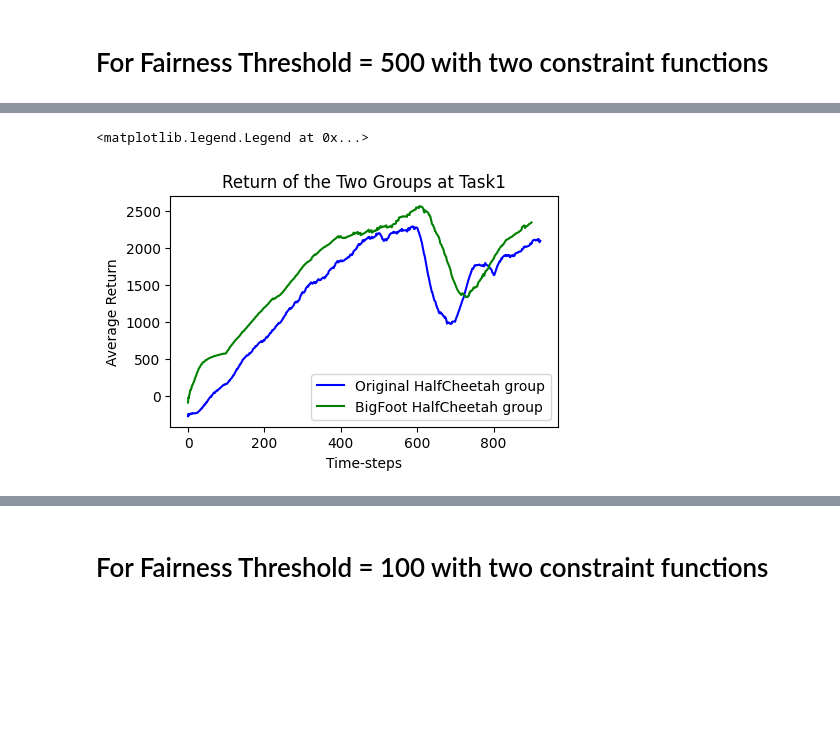
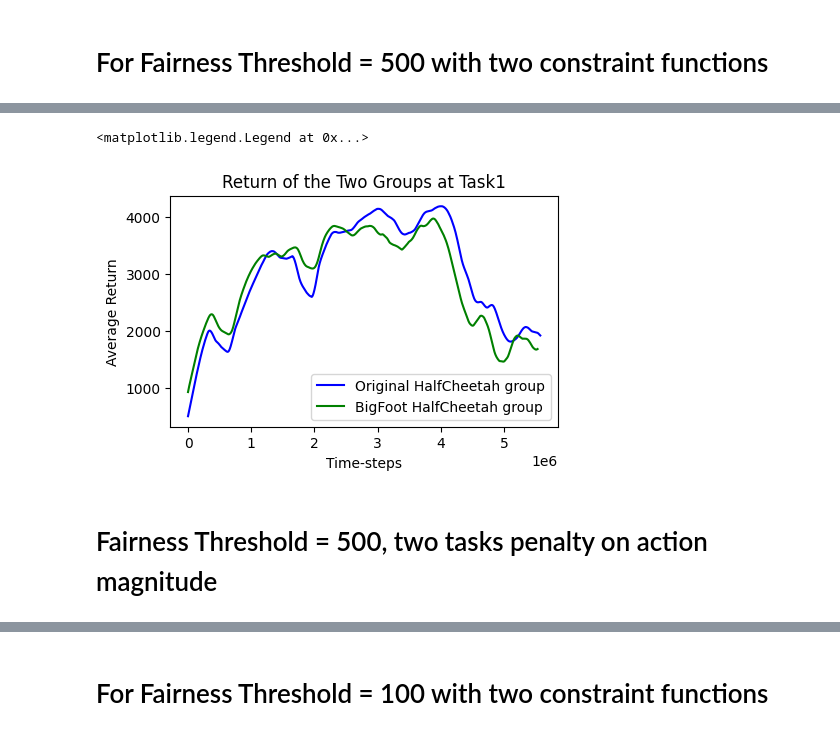
Before and after one commit to KefanSong/Code-for-Master-Thesis, a Jupyter notebook: Plotting Return.ipynb, the cells around one changed output, grey strips where cells are left out. Drawn from its saved outputs; the diff is of its cells as text; code cells hidden in the pictures; blank space fills up the shorter version.

```diff
--- a/Plotting Return.ipynb
+++ b/Plotting Return.ipynb
@@ -22,0 +25,3 @@ plt.legend()
+# %%
+with open('focops_results/focops_group fairness_0_HalfCheetah-v4_log_data_seed_1_forward_backward.pkl', 'rb') as f:
+    log = pickle.load(f)
@@ -22,0 +34,3 @@ plt.legend()
+# %%
+with open('focops_results/focops_group fairness_1_BigFootHalfCheetah_log_data_seed_1_forward_backward.pkl', 'rb') as f:
+    log = pickle.load(f)
@@ -52,3 +72,9 @@ with open('focops_results/focops_group fairness_0_HalfCheetah-v4_log_data_seed_1
     group0 = pickle.load(f)
 with open('focops_results/focops_group fairness_1_BigFootHalfCheetah_log_data_seed_1.pkl', 'rb') as f:
     group1 = pickle.load(f)
+# %%
+def smooth(arr, window_size = 30):
+    avg = []
+    for i in range(len(arr[:-window_size])):
+        avg.append(np.mean(arr[i:i+window_size]))
+    return avg
@@ -55,13 +113,18 @@ with open('focops_results/focops_group fairness_1_BigFootHalfCheetah_log_data_se
 # %%
 plt.figure(figsize=(5, 3))
 
-plt.plot(group0['AvgR'],label='Original HalfCheetah group', color='blue')
-plt.plot(group1['AvgR'],label='BigFoot HalfCheetah group', color='green')
+time_steps0 = np.array(list(range(len(smooth(group0['AvgR'], 300)))))*1024
+time_steps1 = np.array(list(range(len(smooth(group1['AvgR'], 300)))))*1024
+
+plt.plot(time_steps0, smooth(group0['AvgR'], 300),label='Original HalfCheetah group', color='blue')
+plt.plot(time_steps1, smooth(group1['AvgR'], 300),label='BigFoot HalfCheetah group', color='green')
 
 plt.title("Return of the Two Groups at Task1")
 plt.xlabel('Time-steps')
 plt.ylabel('Average Return')
 plt.legend()
 # %% [output]
 <matplotlib.legend.Legend at 0x...>
-[figure, old version]
+[figure, new version]
+# %% [markdown]
+# Fairness Threshold = 500, two tasks penalty on action magnitude
```
Also changed, not shown: parts of 66 cells of this notebook, 45 other files.
